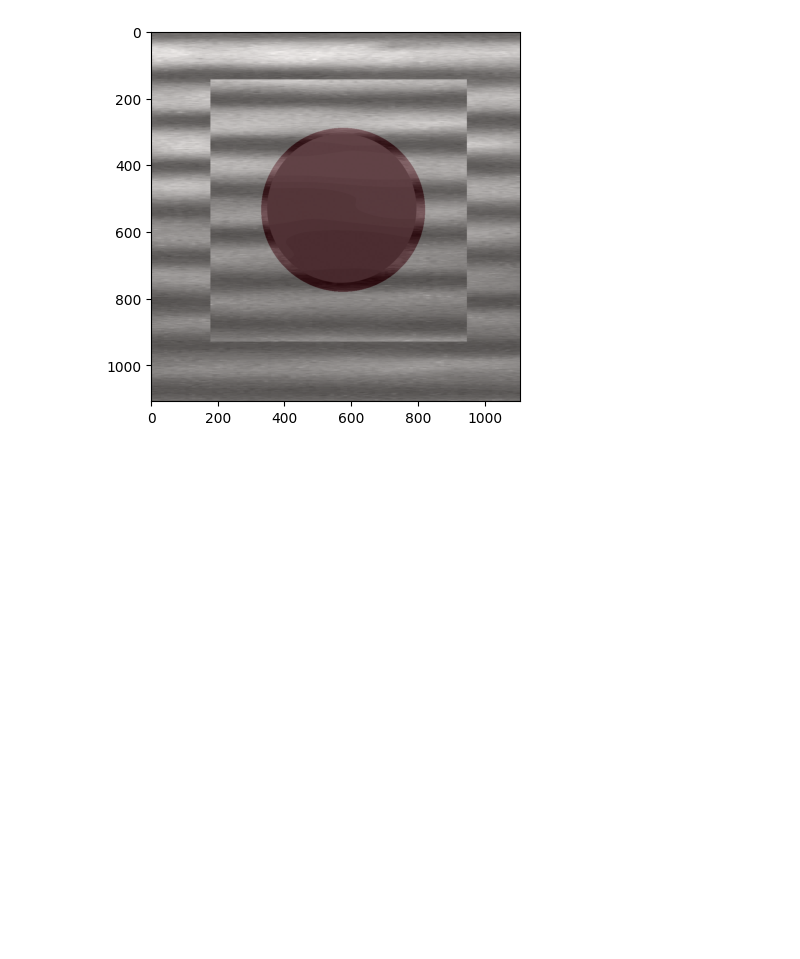
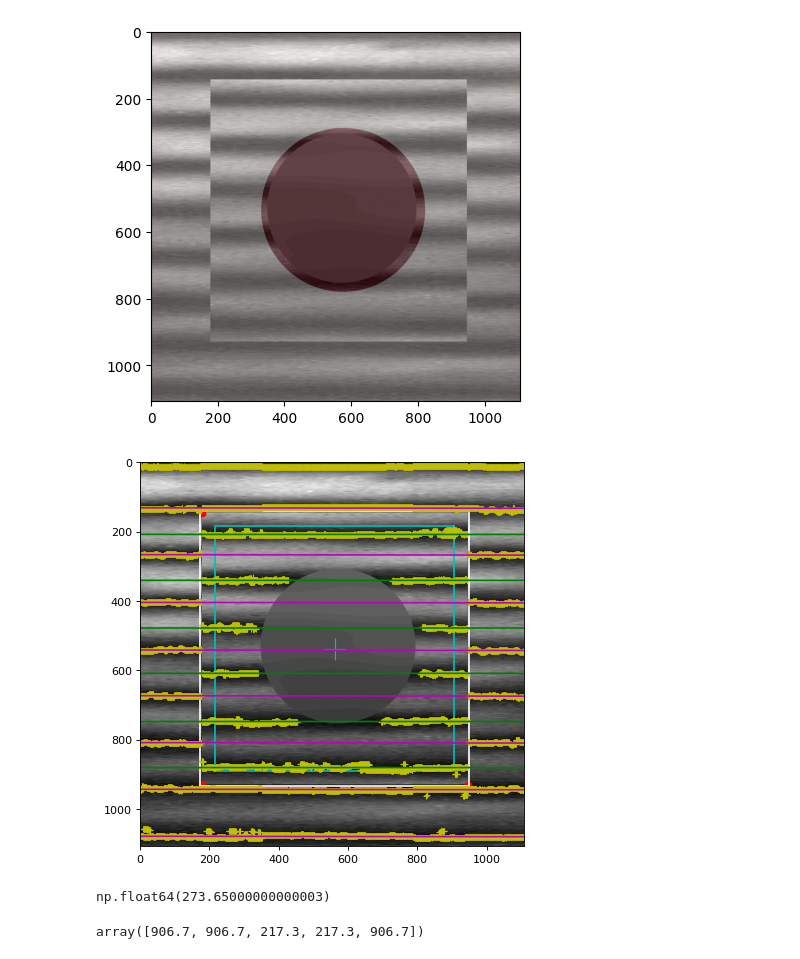
Before and after one commit to MSLNZ/ls-fringeapp, a Jupyter notebook: notebooks/04_mock_square_mask.ipynb, the cells around one changed output. Cells and saved outputs as stored; diff of their text form; code cells hidden in the pictures; blank space fills up the shorter version.

```diff
--- a/notebooks/04_mock_square_mask.ipynb
+++ b/notebooks/04_mock_square_mask.ipynb
@@ -156,3 +126,39 @@ plt.imshow(mask_array, cmap=matplotlib.cm.Reds, alpha=0.3)
 # %% [output]
 <matplotlib.image.AxesImage at 0x...>
 [figure]
+# %%
+s = img_array
+pklist = pklist_masked
+y = s[:, 0]
+bwp = np.ones_like(bwo) - bwo
+slopep, interceptsp = fp.findfringes2(y, bwp, pklist)
+frper = np.mean(np.diff((slopep * ccen + interceptsp)))
+slopeg, interceptsg = fp.findfringes4e(s, frper, ci, ccen, bwi, pklist)
+ffrac = fp.lines2frac(ccen, rcen, slopep, interceptsp, slopeg, interceptsg)
+# %%
+fig = plt.figure(figsize=(6, 6), dpi=80)
+axes = fig.add_axes([0.1, 0.1, 0.8, 0.8])
+axes.imshow(img_array, cmap=matplotlib.cm.gray)
+axes.axis("image")
+axes.plot(xy[:, 1], xy[:, 0], "or")
+axes.plot(ccen, rcen, "+c", ms=20)
+axes.plot(co, ro, "w-")
+axes.plot(ci, ri, "c-")
+for col, peaks in enumerate(pklist):
+    x = col * np.ones_like(peaks)
+    axes.plot(x, peaks, "+y")
+maxx = img_array.shape[1]
+for cepts in interceptsp:
+    axes.plot([0, maxx], [cepts, slopep * maxx + cepts], "-m")
+for cepts in interceptsg:
+    axes.plot([0, maxx], [cepts, slopeg * maxx + cepts], "g-")
+# %% [output]
+[figure, added]
+# %%
+(circle[0] + ci[3])/2.
+# %% [output]
+np.float64(273.65000000000003)
+# %%
+ci
+# %% [output]
+array([906.7, 906.7, 217.3, 217.3, 906.7])
```
Also changed, not shown: parts of 5 cells of this notebook, 18 other files.
